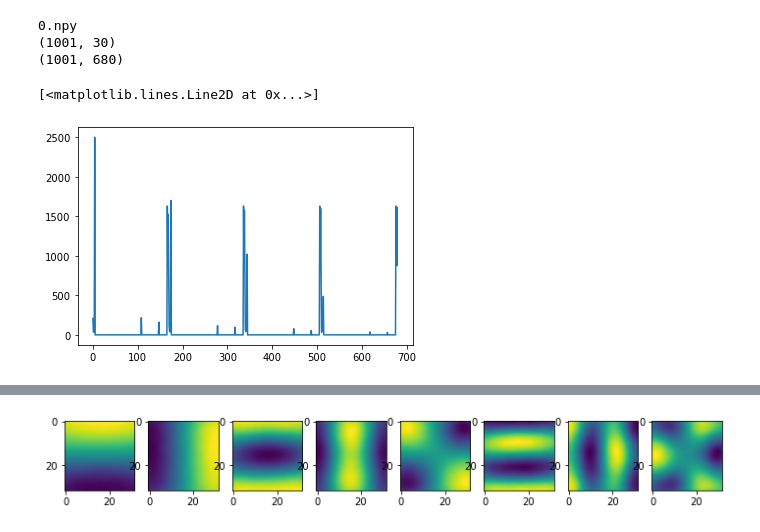
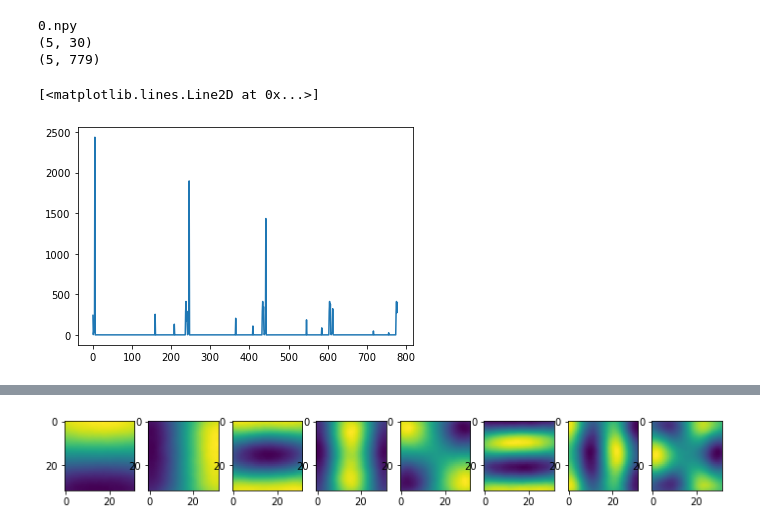
Before and after one commit to benthehuman1/UW-Vision-Segmentation, a Jupyter notebook: demo.ipynb, the cells around one changed output, grey strips where cells are left out. Saved outputs shown, nothing was run; the diff lists cells and outputs as text; code cells hidden in the pictures.

```diff
--- a/demo.ipynb
+++ b/demo.ipynb
@@ -30,15 +30,15 @@ cityscapes_helper.set_semantic_data_zip_path(r"C:\Users\Ben\Downloads\gtFine_tra
 cityscapes_helper.initialize_tool()
 # %%
-demo_dataset = CityScapesDataset("mini_dataset_1001")
+demo_dataset = CityScapesDataset("test_dataset03")
 demo_dataset.load()
 print(demo_dataset.labels.shape)
 print(demo_dataset.features.shape)
-sample_feature = demo_dataset.features[20]
+sample_feature = demo_dataset.features[0]
 fig, ax = plt.subplots()
 ax.plot(sample_feature)
 # %% [output]
 0.npy
-(1001, 30)
-(1001, 680)
+(5, 30)
+(5, 779)
 [<matplotlib.lines.Line2D at 0x...>]
-[figure, old version]
+[figure, new version]
```
Also changed, not shown: parts of 5 cells of this notebook, 9 other files.
